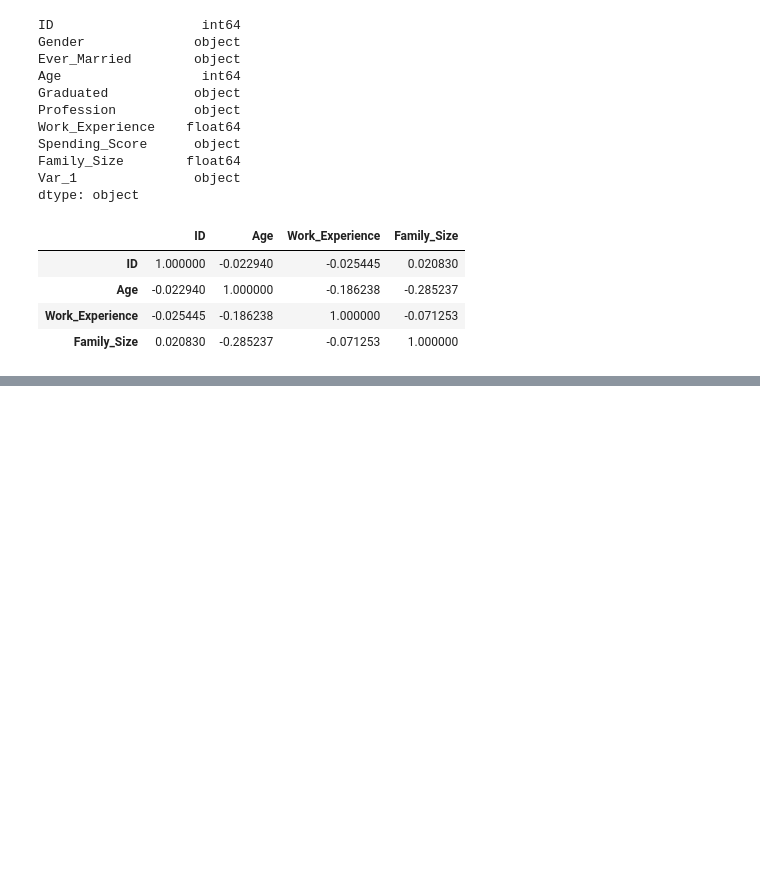
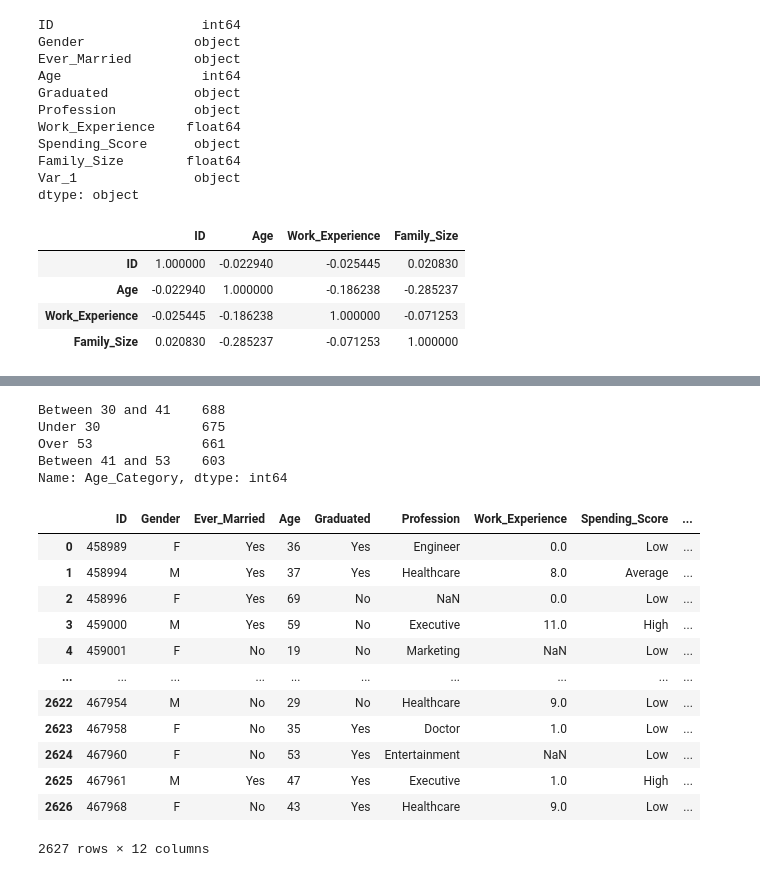
Before and after one commit to tatdef/IH_project3_NewMarkets, a Jupyter notebook: data_cleaning_project3.ipynb, the cells around one changed output, grey strips where cells are left out. Drawn from its saved outputs; the diff is of its cells as text; code cells hidden in the pictures; blank space fills up the shorter version.

Commit message:
new tables for cross

```diff
--- a/data_cleaning_project3.ipynb
+++ b/data_cleaning_project3.ipynb
@@ -229,3 +163,0 @@ df["Age_Category"].value_counts()
-# %%
-df["Family_Size_Category"] = df["Family_Size"].fillna(2)
-df
@@ -238,7 +163,0 @@ df["Family_Size_Category"].value_counts()
-# %%
-df["Family_Size_Category_cat"]= "None"
-df.loc[df["Family_Size_Category"] == 1, "Family_Size_Category_cat"] = "One person"
-df.loc[df["Family_Size_Category"] == 2, "Family_Size_Category_cat"] = "Two people"
-df.loc[(df["Family_Size_Category"] == 3)|(df["Family_Size_Category"] == 4), "Family_Size_Category_cat"] = "Three or four people"
-df.loc[df["Family_Size_Category"] >= 5, "Family_Size_Category_cat"] = "5 or more people"
-df
@@ -250,0 +278,27 @@ Family_Size_Category_cat
+# %%
+# Checking the value counts is useful to see if our categories are relatively similar, and if all rows are categorizes
+df["Age_Category"].value_counts()
+# %% [output]
+Between 30 and 41    688
+Under 30             675
+Over 53              661
+Between 41 and 53    603
+Name: Age_Category, dtype: int64
+# %%
+# Now we fill the family size missing values with 2 - in a new column
+df["Family_Size_Imputed"] = df["Family_Size"].fillna(2)
+df
+# %% [output]
+|  | ID | Gender | Ever_Married | Age | Graduated | Profession | Work_Experience | Spending_Score | ... |
+| 0 | 458989 | F | Yes | 36 | Yes | Engineer | 0.0 | Low | ... |
+| 1 | 458994 | M | Yes | 37 | Yes | Healthcare | 8.0 | Average | ... |
+| 2 | 458996 | F | Yes | 69 | No | NaN | 0.0 | Low | ... |
+| 3 | 459000 | M | Yes | 59 | No | Executive | 11.0 | High | ... |
+| 4 | 459001 | F | No | 19 | No | Marketing | NaN | Low | ... |
+| ... | ... | ... | ... | ... | ... | ... | ... | ... | ... |
+| 2622 | 467954 | M | No | 29 | No | Healthcare | 9.0 | Low | ... |
+| 2623 | 467958 | F | No | 35 | Yes | Doctor | 1.0 | Low | ... |
+| 2624 | 467960 | F | No | 53 | Yes | Entertainment | NaN | Low | ... |
+| 2625 | 467961 | M | Yes | 47 | Yes | Executive | 1.0 | High | ... |
+| 2626 | 467968 | F | No | 43 | Yes | Healthcare | 9.0 | Low | ... |
+2627 rows × 12 columns
```
Also changed, not shown: parts of 36 cells of this notebook, 2 other files.
